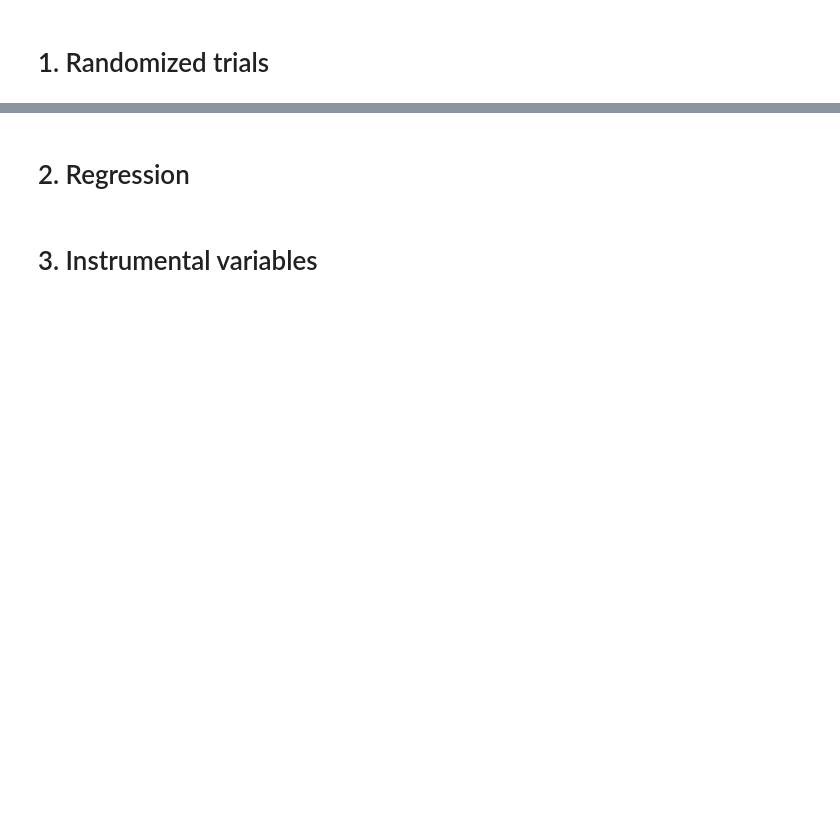
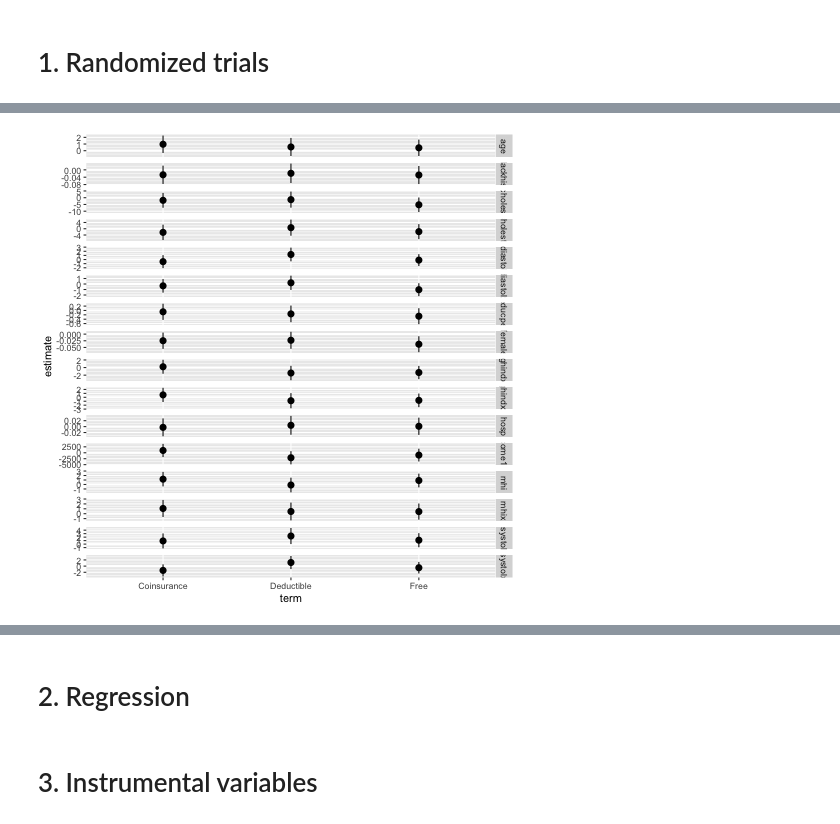
Before and after one commit to boyuan-li/mastering-metrics, a Jupyter notebook: Mastering metrics.ipynb, the cells around one changed output, grey strips where cells are left out. Drawn from its saved outputs; the diff is of its cells as text; code cells hidden in the pictures; blank space fills up the shorter version.

```diff
--- a/Mastering metrics.ipynb
+++ b/Mastering metrics.ipynb
@@ -12,0 +293,25 @@ https://www.masteringmetrics.com/resources/
+# %%
+%%R
+
+calc_diffs <- function(x) {
+  # programmatically create the formula for lm
+  f <- quo(!!sym(x) ~ plantype)
+  mod <- lm(f, data = rand_sample)  # nolint
+  out <- cluster_se(mod, cluster = rand_sample[["fam_identifier"]])
+  out[["response"]] <- x
+  out
+}
+
+plantype_diffs <- map_dfr(varlist, calc_diffs) %>%
+  select(response, term, estimate, std.error) %>%
+  mutate(term = str_replace(term, "^plantype", ""))
+
+fmt_num <- function(x) {
+  prettyNum(x, digits = 3, format = "f", big.mark = ",", drop0trailing = FALSE)
+}
+
+plantype_diffs %>%
+  mutate(estimate = str_c(fmt_num(estimate), " (", fmt_num(std.error), ")")) %>%
+  select(-std.error) %>%
+  spread(term, estimate) %>%
+  knitr::kable(digits = 3)
@@ -12,0 +337,12 @@ https://www.masteringmetrics.com/resources/
+# %%
+%%R
+
+ggplot(filter(plantype_diffs, term != "(Intercept)"),
+              aes(x = term, y = estimate,
+                  ymin = estimate - 2 * std.error,
+                  ymax = estimate + 2 * std.error)) +
+  geom_hline(yintercept = 0, colour = "white", size = 1) +
+  geom_pointrange() +
+  facet_grid(response ~ ., scales = "free_y")
+# %% [output]
+[figure, added]
```
Also changed, not shown: parts of 19 cells of this notebook.
